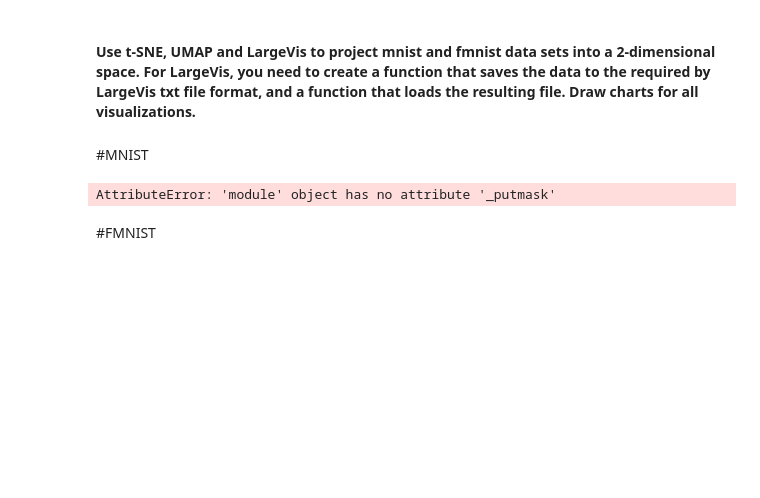
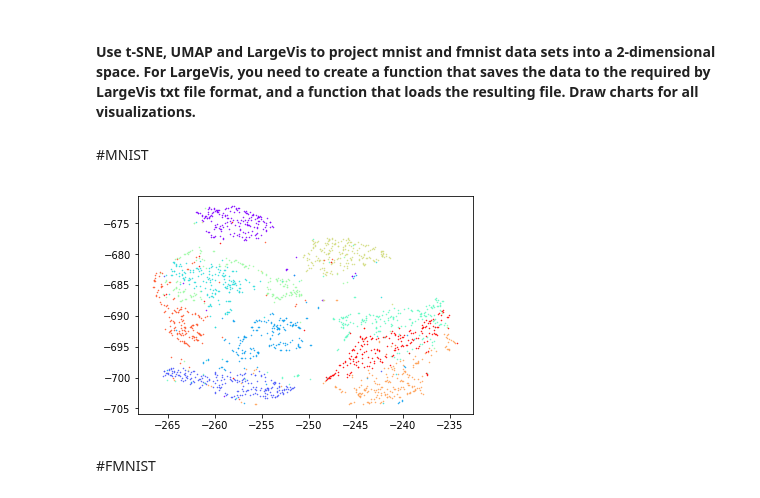
Before and after one commit to ilonatommy/Large_Vis, a Jupyter notebook: largvis.ipynb, the cells around one changed output. Drawn from its saved outputs; the diff is of its cells as text; code cells hidden in the pictures; blank space fills up the shorter version.

Commit message:
MNIST LargeVis completed

```diff
--- a/largvis.ipynb
+++ b/largvis.ipynb
@@ -115,16 +112,12 @@ def plot_LargeVis(data_file, labels_file, output_plot):
                 label.append(0)
             all_data.setdefault(label[i-1], []).append((float(vec[-2]), float(vec[-1])))
 
-    #colors = plt.cm.rainbow(np.linspace(0, 1, len(all_data)))
+    colors = plt.cm.rainbow(np.linspace(0, 1, len(all_data)))
 
     for color, ll in zip(colors, sorted(all_data.keys())):
         x = [t[0] for t in all_data[ll]]
         y = [t[1] for t in all_data[ll]]
         plt.plot(x, y, '.', color = color, markersize = 1)
-    #if args.range != '':
-        #l = abs(float(args.range))
-        #plt.xlim(-l, l)
-        #plt.ylim(-l, l)
     plt.savefig(output_plot, dpi = 500)
 # %%
 save_data_to_file(mnist_data, "input.txt")
@@ -137,8 +130,8 @@ Y = LargeVis.run()
 LargeVis.save("output.txt")
 # %%
-plot_LargeVis("output.txt", "input_labels.txt", "plot.jpg")
+plot_LargeVis("output.txt", "input_labels.txt", "plot_copy.jpg")
 # %% [output]
-AttributeError: 'module' object has no attribute '_putmask'
+[figure, added]
 # %% [markdown]
 #FMNIST
 # %%
```
Also changed, not shown: parts of 3 cells of this notebook, 2 other files.
